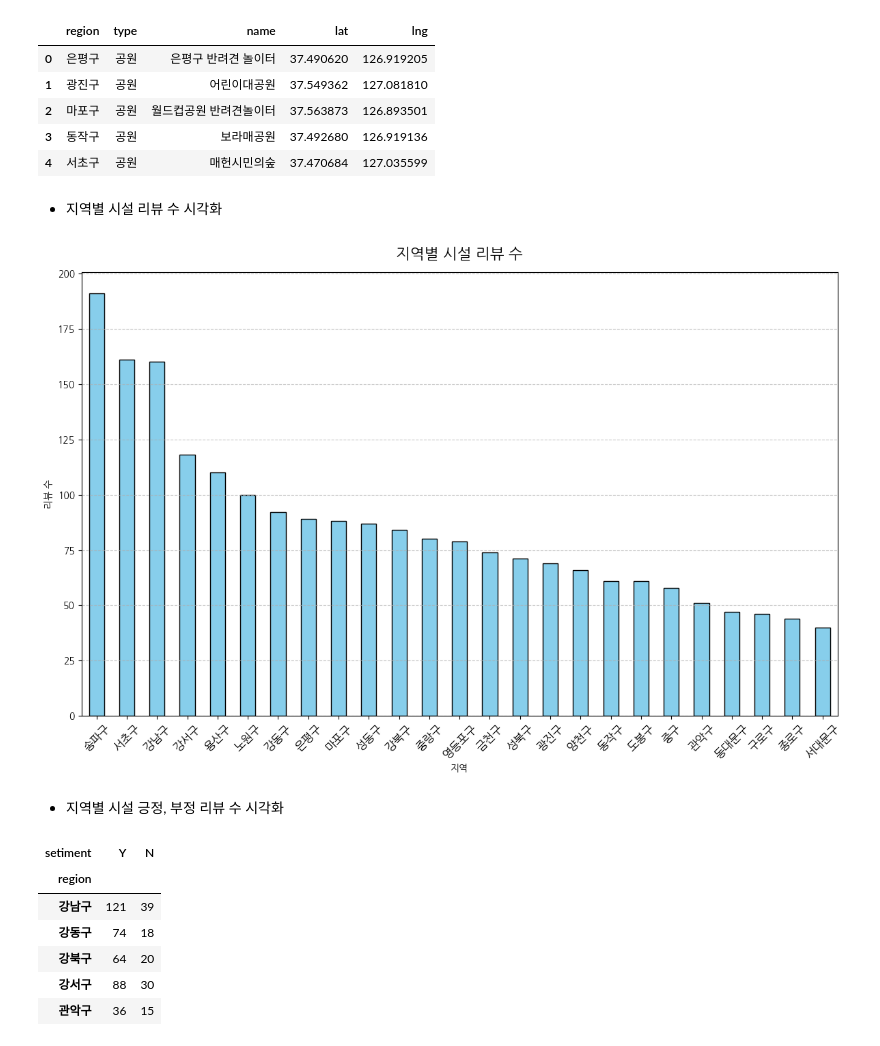
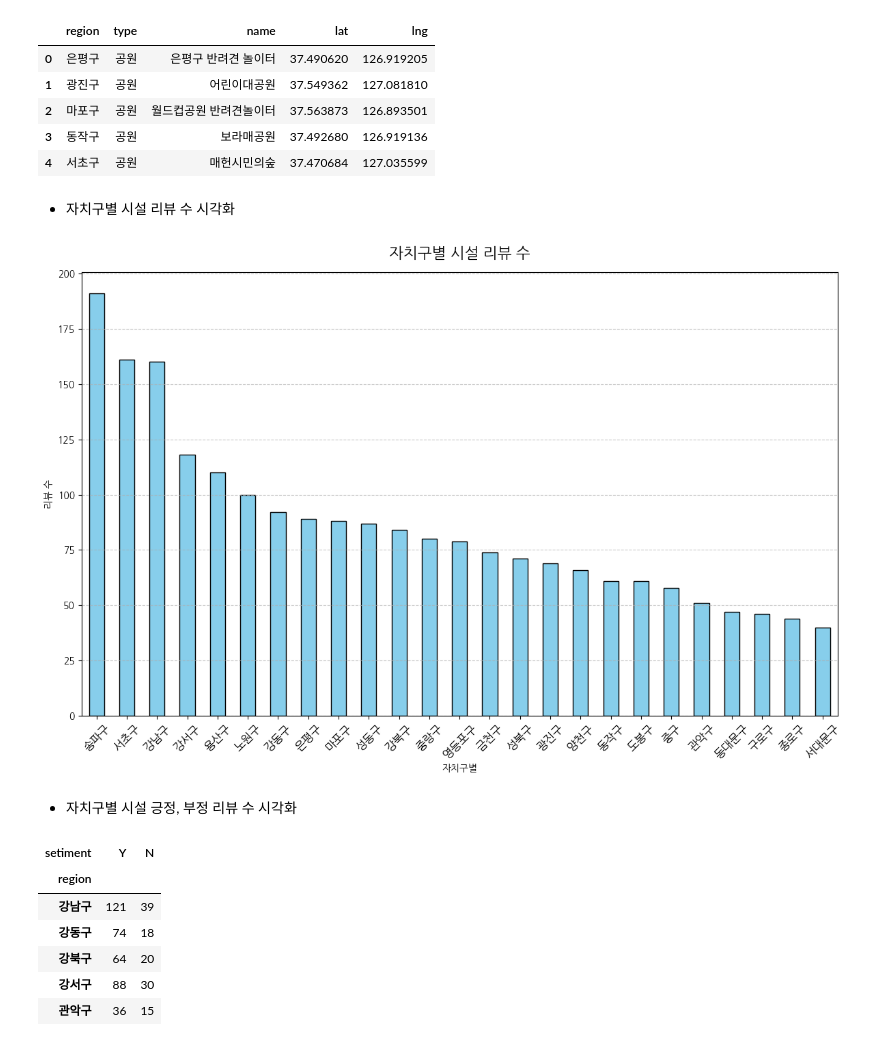
Before and after one commit to addinedu-ros-8th/eda-repo-5, a Jupyter notebook: src/petInfraAnalysis.ipynb, the cells around one changed output. Saved outputs shown, nothing was run; the diff lists cells and outputs as text; code cells hidden in the pictures.

```diff
--- a/src/petInfraAnalysis.ipynb
+++ b/src/petInfraAnalysis.ipynb
@@ -89,25 +89,25 @@ infra_df.head()
 | 3 | 동작구 | 공원 | 보라매공원 | 37.492680 | 126.919136 |
 | 4 | 서초구 | 공원 | 매헌시민의숲 | 37.470684 | 127.035599 |
 # %% [markdown]
-- 지역별 시설 리뷰 수 시각화
+- 자치구별 시설 리뷰 수 시각화
 # %%
 region_review_counts = infra_reivew_df.groupby(["region"])["name"].count().sort_values(ascending=False)
 
 plt.figure(figsize=(12, 8))
 region_review_counts.plot(kind="bar", color="skyblue", edgecolor="black")
 
-plt.title("지역별 시설 리뷰 수", fontsize=16, pad=15)
-plt.xlabel("지역")
+plt.title("자치구별 시설 리뷰 수", fontsize=16, pad=15)
+plt.xlabel("자치구별")
 plt.ylabel("리뷰 수")
 plt.xticks(rotation=45, fontsize=12)
 plt.grid(axis="y", linestyle="--", alpha=0.7)
 
 plt.tight_layout()
 plt.show()
 # %% [output]
-[figure, old version]
+[figure, new version]
 # %% [markdown]
-- 지역별 시설 긍정, 부정 리뷰 수 시각화
+- 자치구별 시설 긍정, 부정 리뷰 수 시각화
 # %%
 region_sentiment = infra_reivew_df.groupby(["region"])["setiment"].value_counts().unstack(fill_value=0)
 region_sentiment = region_sentiment[["Y", "N"]]
```
Also changed, not shown: parts of 9 cells of this notebook, 1 other file.
